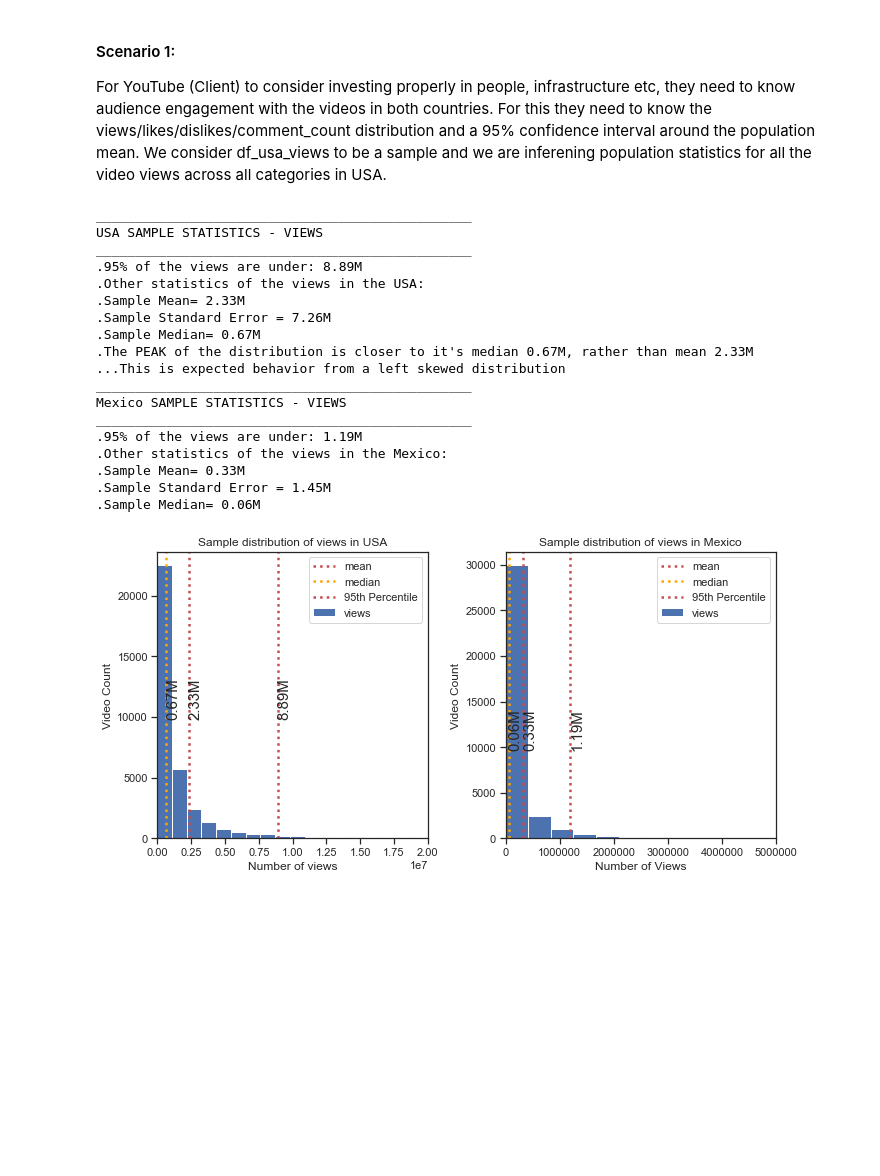
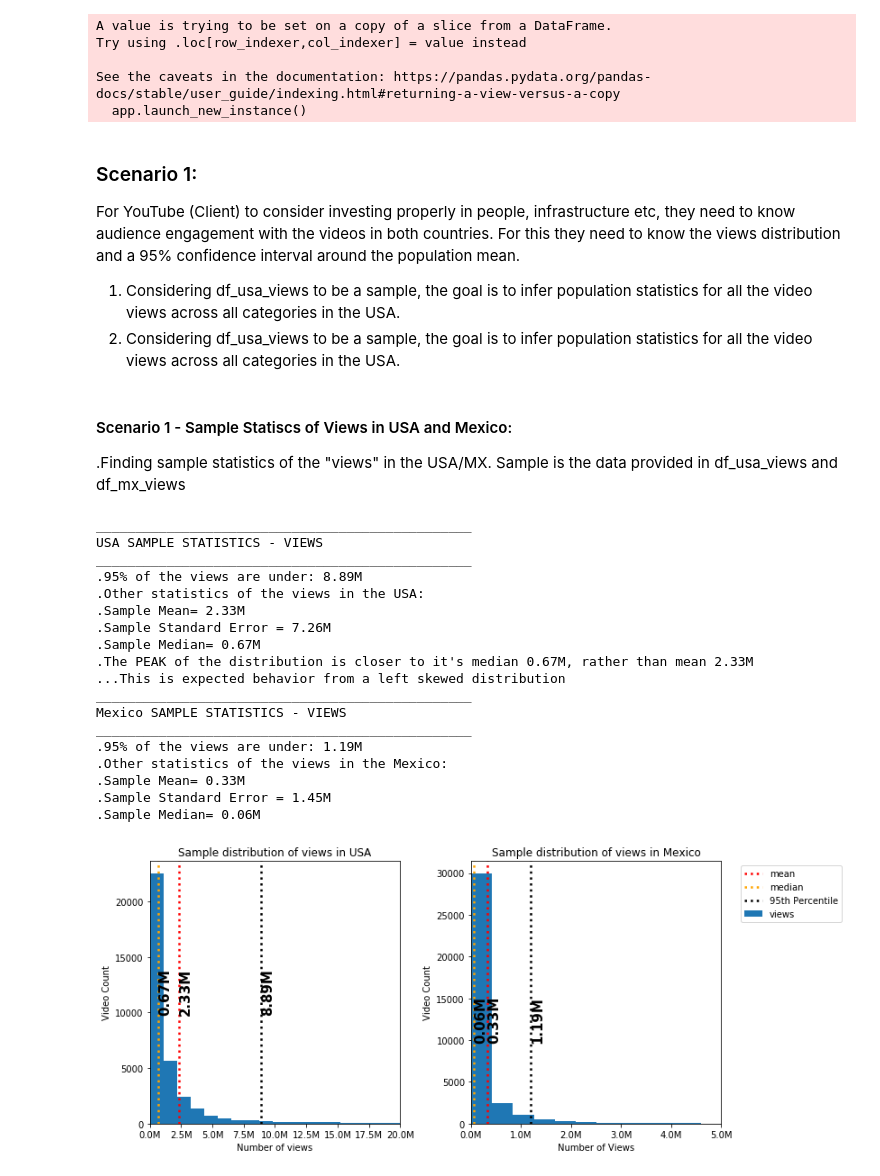
Before and after one commit to fariha23/YouTube_Data_Analysis_Video_Categories, a Jupyter notebook: YouTube-Statistics.ipynb, the cells around one changed output. Cells and saved outputs as stored; diff of their text form; code cells hidden in the pictures; blank space fills up the shorter version.

Commit message:
3 Scenarios Done

```diff
--- a/YouTube-Statistics.ipynb
+++ b/YouTube-Statistics.ipynb
@@ -25,25 +63,24 @@ df_mx=dw.combined_usa_mx_df[dw.combined_usa_mx_df.country=='Mexico']
 df_usa_views=df_usa['views']
 df_mx_views=df_mx['views']
 
-#DF Likes
-df_usa_likes=df_usa['likes']
-df_mx_likes=df_mx['likes']
+#DF Childish Gambino Video Analysis
+temp_usa=dw.usa_df
+high_views_usa_df=temp_usa[temp_usa.video_id=='VYOjWnS4cMY'] #video_id of "childish gambino - This is Ameica"
+high_views_usa_df_clean=high_views_usa_df[['trending_date', 'views']]
+high_views_usa_df_clean.reset_index(inplace=True, drop=True)
+childish_gambino_df=high_views_usa_df_clean
+array=np.arange(1,26)
+childish_gambino_df['days']=array
 
-#DF Dislikes
-df_usa_dlikes=df_usa['dislikes']
-df_mx_dlikes=df_mx['dislikes']
-
-#DF Comment Count
-df_usa_comment=df_usa['comment_count']
-df_mx_comment=df_mx['comment_count']
-
-df_usa_views_log=np.log10(df_usa['views']+1)
-df_usa_likes_log=np.log10(df_usa['likes']+1)
-df_usa_dlikes_log=np.log10(df_usa['dislikes']+1)
-df_usa_comments_log=np.log10(df_usa['comment_count']+1)
 
 #Shows in USA
 shows_usa_df=dw.combined_usa_mx_df.loc[dw.combined_usa_mx_df.category_name=='Shows']
+# %% [output]
+A value is trying to be set on a copy of a slice from a DataFrame.
+Try using .loc[row_indexer,col_indexer] = value instead
+
+See the caveats in the documentation: https://pandas.pydata.org/pandas-docs/stable/user_guide/indexing.html#returning-a-view-versus-a-copy
+  app.launch_new_instance()
 # %%
 #FUNCTIONS:
 
@@ -54,10 +91,8 @@ def ecdf(data):
 
 def vertical_line(axes,number,label, color, text_place):
     axes.axvline(number, color=color, linestyle=':', label=label, lw=2.5)
-    axes.text(number,text_place,'{:,.2f}M' .format(number/1000000),rotation=90, fontsize=15)
-    axes.legend(loc=0)
-    #_=plt.axvline(number, color=color, linestyle=':', label=label, lw=2.5)
-    #_=plt.text(number,text_place,'{:,.2f}M' .format(number/1000000),rotation=90, fontsize=15)
+    axes.text(number,text_place,'{:,.2f}M' .format(number/1000000),rotation=90, fontsize=15, color='k', weight='bold')
+    #axes.legend(loc=0)
 
 def draw_bs_reps(data,func,size=1):
     bs_replicates = np.empty(size)
@@ -71,17 +106,11 @@ def histo(axes,df,title,x_label,y_label,xlim,bins=20, density=False, histtype='b
     axes.set_xlabel(x_label)
     axes.set_ylabel(y_label)
     axes.set_title(title)
-
-
-    #_=plt.hist(df, bins=bins,density=density,ax=axes)
-    #_=plt.xlabel(x_label)
-    #_=plt.ylabel(y_label)
-    #_=plt.title(title)
+    axes.xaxis.set_major_formatter(ticker.FuncFormatter(lambda x, pos: '{:,.1f}'.format(x/1000000) + 'M'))
     if xlim != 0:
         axes.set_xlim([0, xlim])
                        #20 million
     plt.tight_layout()
-    #print('Confidence interval (95%) for population mean is [{:,.2f}M'.format(CI_95_usa_views_mean[0]/1000000) + ' ,{:,.2f}M]'.format(CI_95_usa_views_mean[1]/1000000))
 
 def samplestats(df,percent):
     mean=np.mean(df)
@@ -90,32 +119,37 @@ def samplestats(df,percent):
     percentile=np.percentile(df,percent)
     return mean,std,median,percentile
 # %% [markdown]
-####  Scenario 1:
+###  Scenario 1:
 For YouTube (Client) to consider investing properly in people, infrastructure etc, they need to know audience engagement with the videos in both countries.
-For this they need to know the views/likes/dislikes/comment_count distribution and a 95% confidence interval around the population mean.
-We consider df_usa_views to be a sample and we are inferening population statistics for all the video views across all categories in USA.
+For this they need to know the views distribution and a 95% confidence interval around the population mean.
+1. Considering df_usa_views to be a sample, the goal is to infer population statistics for all the video views across all categories in the USA.
+2. Considering df_usa_views to be a sample, the goal is to infer population statistics for all the video views across all categories in the USA.
+# %% [markdown]
+#### Scenario 1 - Sample Statiscs of  Views in USA and Mexico:
+.Finding sample statistics of the "views" in the USA/MX. Sample is the data provided in df_usa_views and df_mx_views
 # %%
-#Finding sample statistics of the "views" in the USA/MX. Sample is the data provided in df_usa_views and df_mx_views
+fig, axes = plt.subplots(nrows=1,ncols=2,figsize=(10,5))
 
-#1. Sample stats of df_usa_views
-
+#1. Sample stats of USA(df_usa_views)
 mean_views_usa,std_views_usa,median_views_usa,percentile_views_usa= samplestats(df_usa_views,95)
 
-# 2. Plotting hist distribution of sample df_usa_views
+# 2. Plotting hist distribution of USA(sample df_usa_views)
+
 #Almost all of the videos in USA got views under 20 million mark therefore I set the xlim(0, 20Million)
-fig, axes = plt.subplots(nrows=1,ncols=2,figsize=(10,5))
+
 histo(axes[0],df_usa_views,title='Sample distribution of views in USA', x_label='Number of views',y_label='Video Count',xlim=20000000,bins=200)
 #Plotting Mean vertical line
 vertical_line(axes[0],mean_views_usa, 'mean', 'r', 10000)
 #Plotting Median vertical line
 vertical_line(axes[0],median_views_usa, 'median', 'orange', 10000)
 #Plotting 95th percentile
-vertical_line(axes[0],percentile_views_usa, '95th Percentile', 'r',10000)
+vertical_line(axes[0],percentile_views_usa, '95th Percentile', 'k',10000)
+axes[0].legend().remove()
 
-#1. Sample stats of df_mx_views
+#1. Sample stats of MX(df_mx_views)
 mean_views_mx,std_views_mx,median_views_mx,percentile_views_mx= samplestats(df_mx_views,95)
 
-# 2. Plotting hist distribution of sample df_mx_views
+# 2. Plotting hist distribution of MX(sample df_mx_views)
 
 histo(axes[1],df_mx_views,title='Sample distribution of views in Mexico',x_label= 'Number of Views',y_label='Video Count',xlim=5000000,bins=150)
 #Plotting Mean vertical line
@@ -123,7 +157,9 @@ vertical_line(axes[1],mean_views_mx, 'mean', 'r', 10000)
 #Plotting Median vertical line
 vertical_line(axes[1],median_views_mx, 'median', 'orange', 10000)
 #Plotting 95th percentile
-vertical_line(axes[1],percentile_views_mx, '95th Percentile', 'r',10000)
+vertical_line(axes[1],percentile_views_mx, '95th Percentile', 'k',10000)
+axes[1].legend(bbox_to_anchor=(1.5, 1.00))
+
 
 #Commentary
 print('________________________________________________')
@@ -138,32 +174,32 @@ print(".The PEAK of the distribution is closer to it's median {:,.2f}M, rather t
 print("...This is expected behavior from a left skewed distribution")
 print('________________________________________________')
 print("Mexico SAMPLE STATISTICS - VIEWS")
 print('________________________________________________')
 print(".95% of the views are under: " + '{:,.2f}M' .format(percentile_views_mx/1000000))
 print(".Other statistics of the views in the Mexico:")
 print('.Sample Mean= {:,.2f}M'.format(mean_views_mx/1000000))
 print('.Sample Standard Error = {:,.2f}M'.format(std_views_mx/1000000))
 print('.Sample Median= {:,.2f}M'.format(median_views_mx/1000000))
 #print(".The PEAK of the distribution is closer to it's median {:,.2f}M, rather than mean {:,.2f}M".format(median/1000000, mean/1000000))
 #print("...This is expected behavior from a left skewed distribution")
 # %% [output]
 ________________________________________________
 USA SAMPLE STATISTICS - VIEWS
 ________________________________________________
 .95% of the views are under: 8.89M
 .Other statistics of the views in the USA:
 .Sample Mean= 2.33M
 .Sample Standard Error = 7.26M
 .Sample Median= 0.67M
 .The PEAK of the distribution is closer to it's median 0.67M, rather than mean 2.33M
 ...This is expected behavior from a left skewed distribution
 ________________________________________________
 Mexico SAMPLE STATISTICS - VIEWS
 ________________________________________________
 .95% of the views are under: 1.19M
 .Other statistics of the views in the Mexico:
 .Sample Mean= 0.33M
 .Sample Standard Error = 1.45M
 .Sample Median= 0.06M
-[figure, old version]
+[figure, new version]
 # %% [markdown]
```
Also changed, not shown: parts of 38 cells of this notebook.
